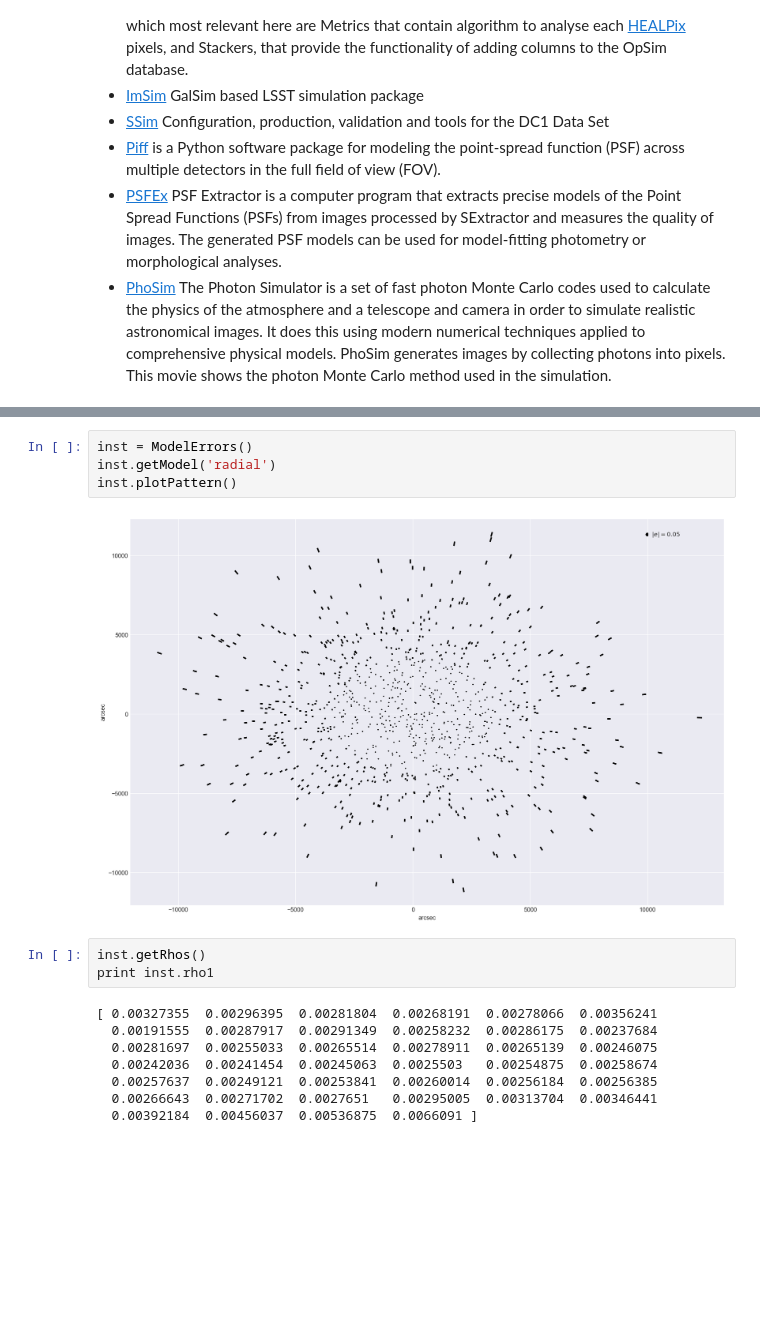
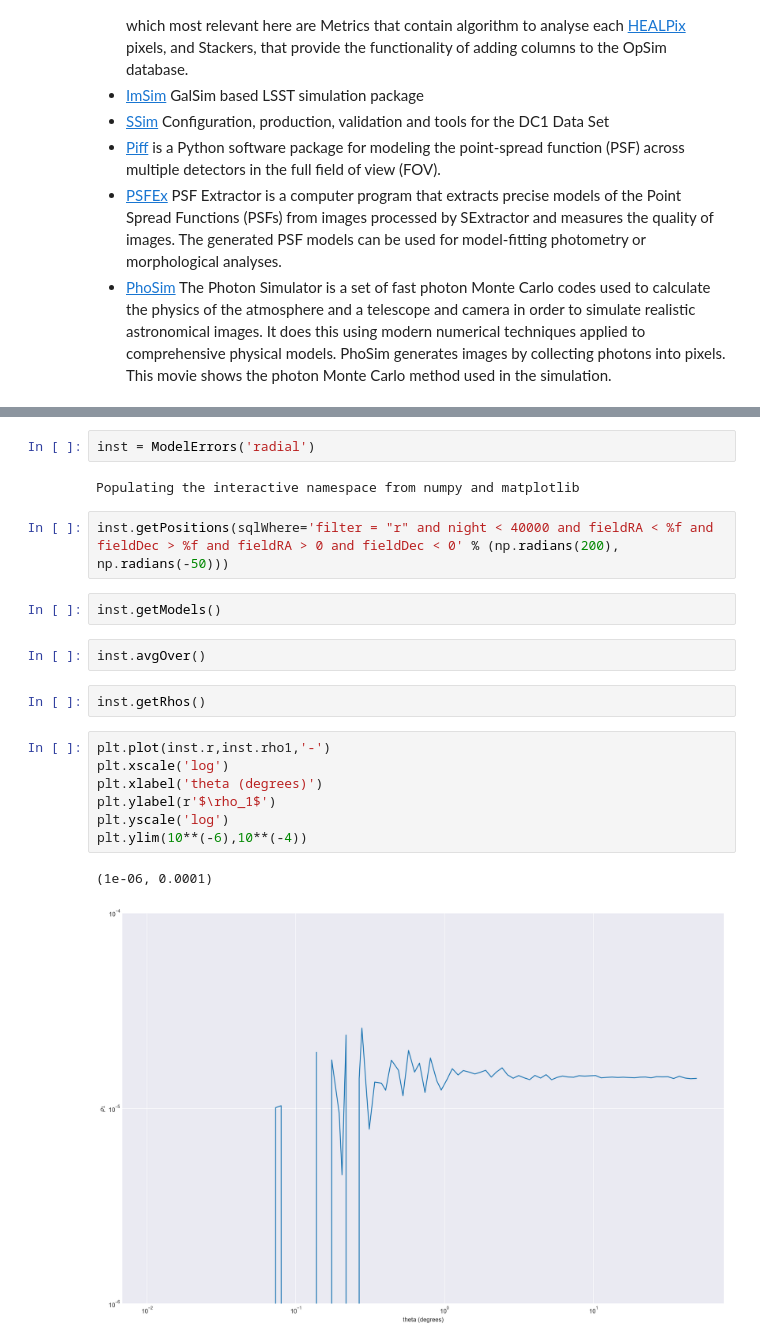
Before and after one commit to hsnee/lsstpsf, a Jupyter notebook: errors.ipynb, the cells around one changed output, grey strips where cells are left out. Saved outputs shown, nothing was run; the diff lists cells and outputs as text; blank space fills up the shorter version.

```diff
--- a/errors.ipynb
+++ b/errors.ipynb
@@ -474,19 +488,24 @@ class ModelErrors():
         plt.xlabel('arcsec')
         plt.ylabel('arcsec')
 # %%
-inst = ModelErrors()
-inst.getModel('radial')
-inst.plotPattern()
+inst = ModelErrors('radial')
 # %% [output]
-[figure, removed]
+Populating the interactive namespace from numpy and matplotlib
+# %%
+inst.getPositions(sqlWhere='filter = "r" and night < 40000 and fieldRA < %f and fieldDec > %f and fieldRA > 0 and fieldDec < 0' % (np.radians(200), np.radians(-50)))
+# %%
+inst.getModels()
+# %%
+inst.avgOver()
 # %%
 inst.getRhos()
-print inst.rho1
-# %% [output]
-[ 0.00327355  0.00296395  0.00281804  0.00268191  0.00278066  0.00356241
-  0.00191555  0.00287917  0.00291349  0.00258232  0.00286175  0.00237684
-  0.00281697  0.00255033  0.00265514  0.00278911  0.00265139  0.00246075
-  0.00242036  0.00241454  0.00245063  0.0025503   0.00254875  0.00258674
-  0.00257637  0.00249121  0.00253841  0.00260014  0.00256184  0.00256385
-  0.00266643  0.00271702  0.0027651   0.00295005  0.00313704  0.00346441
-  0.00392184  0.00456037  0.00536875  0.0066091 ]
+# %%
+plt.plot(inst.r,inst.rho1,'-')
+plt.xscale('log')
+plt.xlabel('theta (degrees)')
+plt.ylabel(r'$\rho_1$')
+plt.yscale('log')
+plt.ylim(10**(-6),10**(-4))
+# %% [output]
+(1e-06, 0.0001)
+[figure, added]
```
Also changed, not shown: parts of 34 cells of this notebook.
